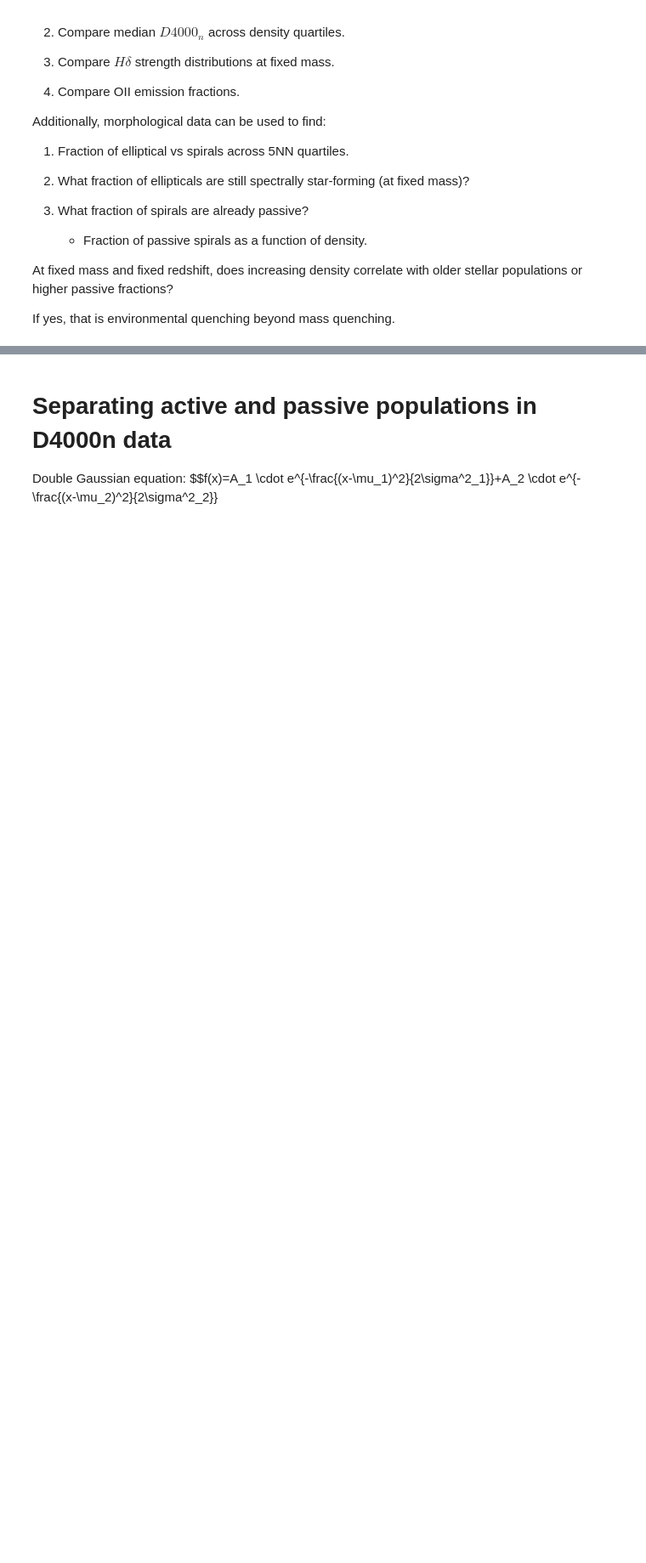
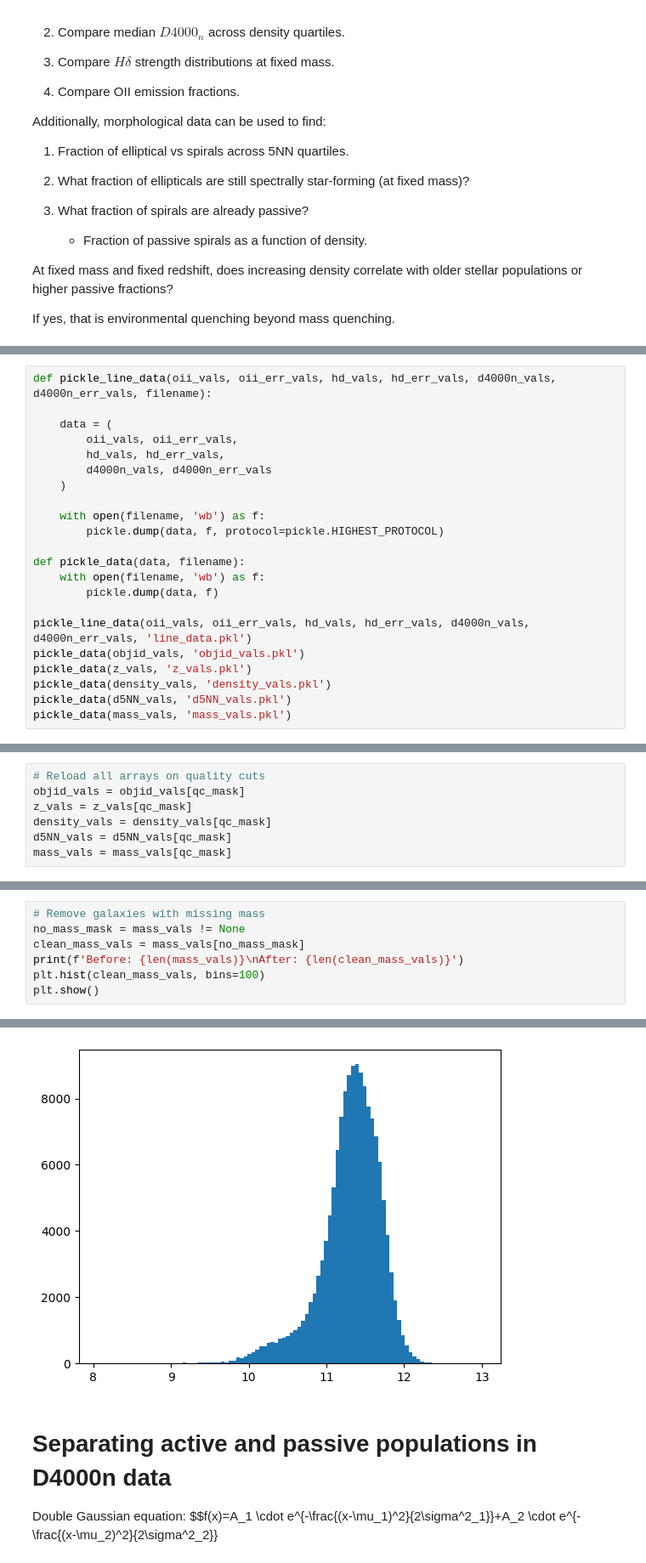
Before and after one commit to maraMaraschino/capstone-project, a Jupyter notebook: timescapes-notebook.ipynb, the cells around one changed output, grey strips where cells are left out. Shown at 85% size. Saved outputs shown, nothing was run; the diff lists cells and outputs as text; blank space fills up the shorter version.

```diff
--- a/timescapes-notebook.ipynb
+++ b/timescapes-notebook.ipynb
@@ -1058,0 +1135,22 @@ NameError: name 'result' is not defined
+# %%
+def pickle_line_data(oii_vals, oii_err_vals, hd_vals, hd_err_vals, d4000n_vals, d4000n_err_vals, filename):
+
+    data = (
+        oii_vals, oii_err_vals,
+        hd_vals, hd_err_vals,
+        d4000n_vals, d4000n_err_vals
+    )
+
+    with open(filename, 'wb') as f:
+        pickle.dump(data, f, protocol=pickle.HIGHEST_PROTOCOL)
+
+def pickle_data(data, filename):
+    with open(filename, 'wb') as f:
+        pickle.dump(data, f)
+
+pickle_line_data(oii_vals, oii_err_vals, hd_vals, hd_err_vals, d4000n_vals, d4000n_err_vals, 'line_data.pkl')
+pickle_data(objid_vals, 'objid_vals.pkl')
+pickle_data(z_vals, 'z_vals.pkl')
+pickle_data(density_vals, 'density_vals.pkl')
+pickle_data(d5NN_vals, 'd5NN_vals.pkl')
+pickle_data(mass_vals, 'mass_vals.pkl')
@@ -1168,0 +1294,7 @@ Line values at percentiles of: 1, 5, 50, 95, 99
+# %%
+# Reload all arrays on quality cuts
+objid_vals = objid_vals[qc_mask]
+z_vals = z_vals[qc_mask]
+density_vals = density_vals[qc_mask]
+d5NN_vals = d5NN_vals[qc_mask]
+mass_vals = mass_vals[qc_mask]
@@ -1168,0 +1391,8 @@ Line values at percentiles of: 1, 5, 50, 95, 99
+# %%
+# Remove galaxies with missing mass
+no_mass_mask = mass_vals != None
+clean_mass_vals = mass_vals[no_mass_mask]
+print(f'Before: {len(mass_vals)}\nAfter: {len(clean_mass_vals)}')
+plt.hist(clean_mass_vals, bins=100)
+plt.show()
+# %% [output]
@@ -1169,3 +1401,4 @@ Line values at percentiles of: 1, 5, 50, 95, 99
+[figure, added]
 # %% [markdown]
 # Separating active and passive populations in D4000n data
 
```
Also changed, not shown: parts of 18 cells of this notebook, 1 other file.
